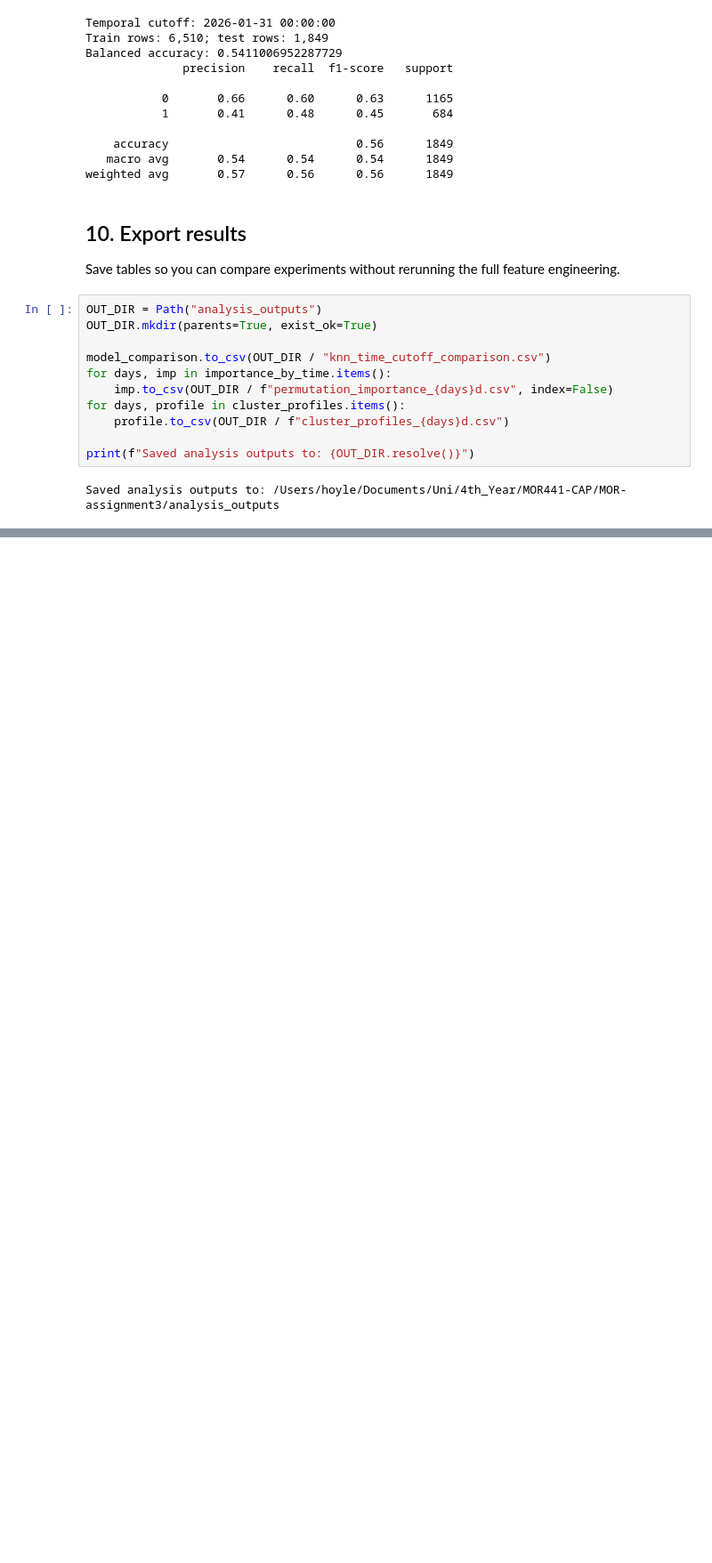
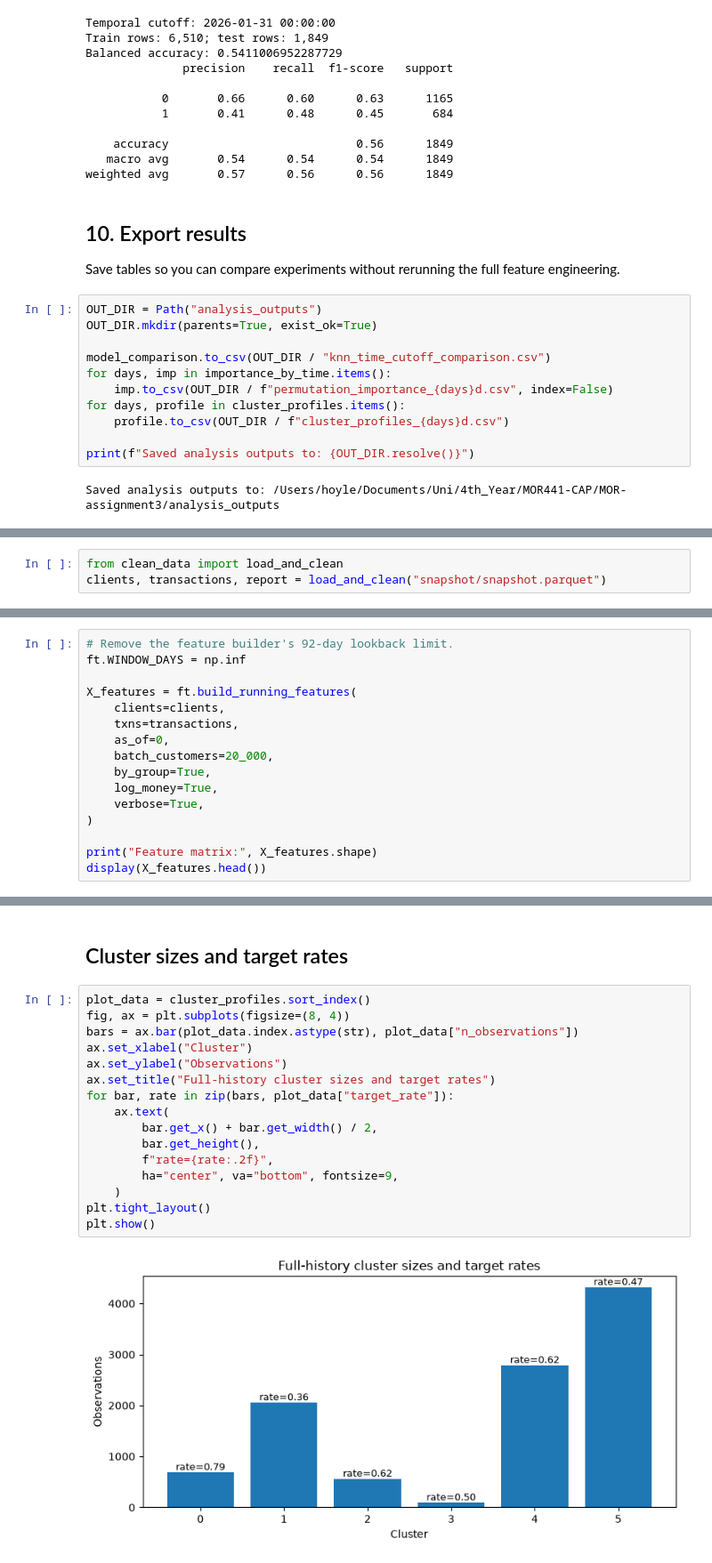
Before and after one commit to Trist4/MOR-assignment3, a Jupyter notebook: time_aware_clusters_knn.ipynb, the cells around one changed output, grey strips where cells are left out. Shown at 89% size. Saved outputs shown, nothing was run; the diff lists cells and outputs as text; blank space fills up the shorter version.

Commit message:
Analysis of results (windowed and full transactions)

```diff
--- a/time_aware_clusters_knn.ipynb
+++ b/time_aware_clusters_knn.ipynb
@@ -791,0 +1113,3 @@ Saved analysis outputs to: /Users/hoyle/Documents/Uni/4th_Year/MOR441-CAP/MOR-as
+# %%
+from clean_data import load_and_clean
+clients, transactions, report = load_and_clean("snapshot/snapshot.parquet")
@@ -791,0 +1136,16 @@ Saved analysis outputs to: /Users/hoyle/Documents/Uni/4th_Year/MOR441-CAP/MOR-as
+# %%
+# Remove the feature builder's 92-day lookback limit.
+ft.WINDOW_DAYS = np.inf
+
+X_features = ft.build_running_features(
+    clients=clients,
+    txns=transactions,
+    as_of=0,
+    batch_customers=20_000,
+    by_group=True,
+    log_money=True,
+    verbose=True,
+)
+
+print("Feature matrix:", X_features.shape)
+display(X_features.head())
@@ -791,0 +1257,20 @@ Saved analysis outputs to: /Users/hoyle/Documents/Uni/4th_Year/MOR441-CAP/MOR-as
+# %% [markdown]
+## Cluster sizes and target rates
+# %%
+plot_data = cluster_profiles.sort_index()
+fig, ax = plt.subplots(figsize=(8, 4))
+bars = ax.bar(plot_data.index.astype(str), plot_data["n_observations"])
+ax.set_xlabel("Cluster")
+ax.set_ylabel("Observations")
+ax.set_title("Full-history cluster sizes and target rates")
+for bar, rate in zip(bars, plot_data["target_rate"]):
+    ax.text(
+        bar.get_x() + bar.get_width() / 2,
+        bar.get_height(),
+        f"rate={rate:.2f}",
+        ha="center", va="bottom", fontsize=9,
+    )
+plt.tight_layout()
+plt.show()
+# %% [output]
+[figure, added]
```
Also changed, not shown: parts of 22 cells of this notebook.
